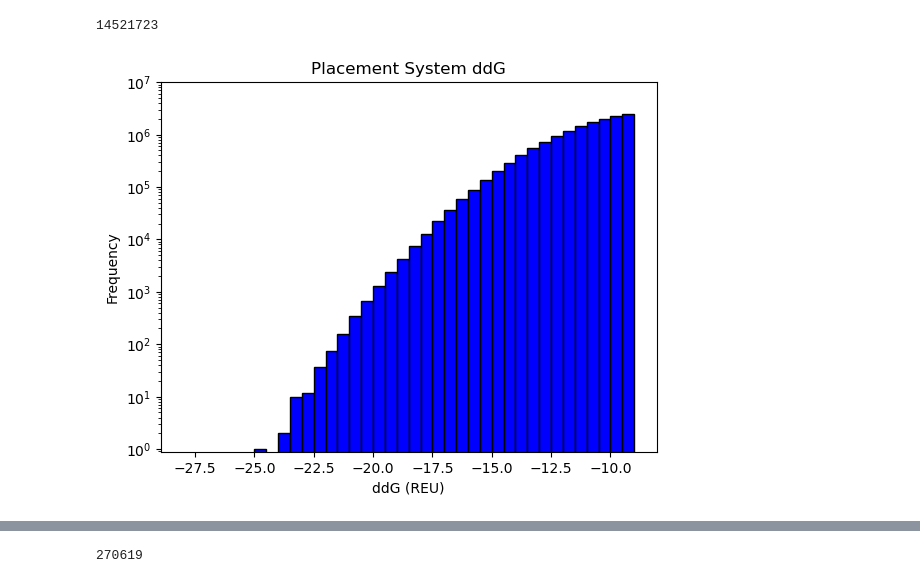
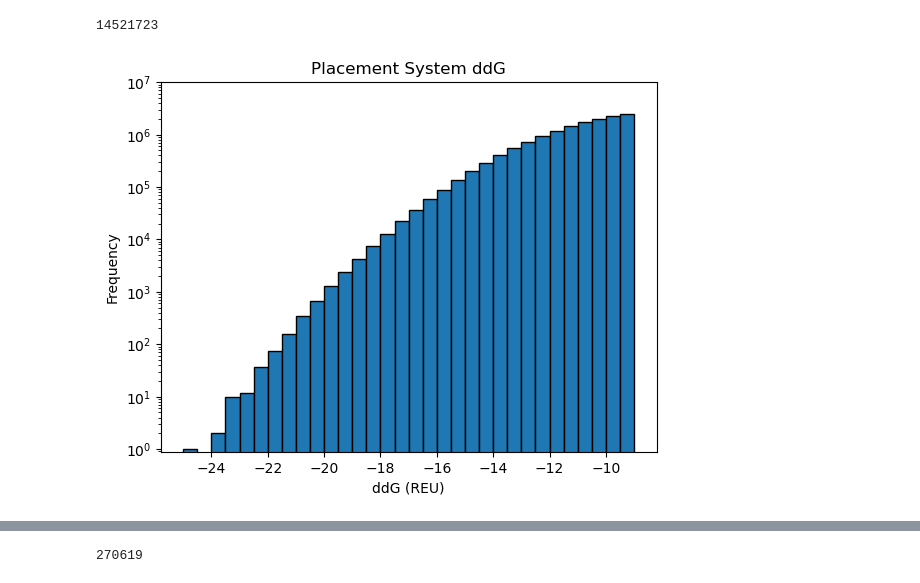
Before and after one commit to toadlover/ginsparg_thymelab_thesis, a Jupyter notebook: jupyter_notebooks/initial_placement_selection/antagonists/8_30_24_all_antagonist_placements_unfiltered_large_redo.ipynb, the cells around one changed output, grey strips where cells are left out. Saved outputs shown, nothing was run; the diff lists cells and outputs as text; code cells hidden in the pictures.

```diff
--- a/jupyter_notebooks/initial_placement_selection/antagonists/8_30_24_all_antagonist_placements_unfiltered_large_redo.ipynb
+++ b/jupyter_notebooks/initial_placement_selection/antagonists/8_30_24_all_antagonist_placements_unfiltered_large_redo.ipynb
@@ -38,32 +38,32 @@ len(df)
 # %%
 #ddg
 x = df['ddg']
 #set labels and title
 plt.xlabel('ddG (REU)')
 plt.ylabel('Frequency')
 plt.title('Placement System ddG')
 
 # Set y-axis to display in scientific notation with individual tick values
 plt.gca().yaxis.set_major_formatter(ScalarFormatter(useMathText=True))
 plt.gca().yaxis.get_major_formatter().set_scientific(False)
 plt.gca().yaxis.get_major_formatter().set_powerlimits((0,0))
 # Set y-axis to display numbers with commas
 plt.gca().yaxis.set_major_formatter(FuncFormatter(lambda x, _: f'{int(x):,}'))
 #set y scale to log
 plt.yscale('log')
 
-bin_edges = np.arange(-28, -8.5, 0.5)
+bin_edges = np.arange(-25, -8.5, 0.5)
 
 plt.ylim(0,10000000)
 
 #create 30 bin 1D hsitogram
-plt.hist(x, bins=bin_edges, color='blue', align = 'mid', edgecolor='black')
+plt.hist(x, bins=bin_edges,  align = 'mid', edgecolor='black')
 #set grid
 #plt.grid(True)
 #show plot
 plt.show()
 # %% [output]
-[figure, old version]
+[figure, new version]
 # %%
 #hbond
 x = df['hbond_motif_count']
```
Also changed, not shown: parts of 16 cells of this notebook, 1 other file.
